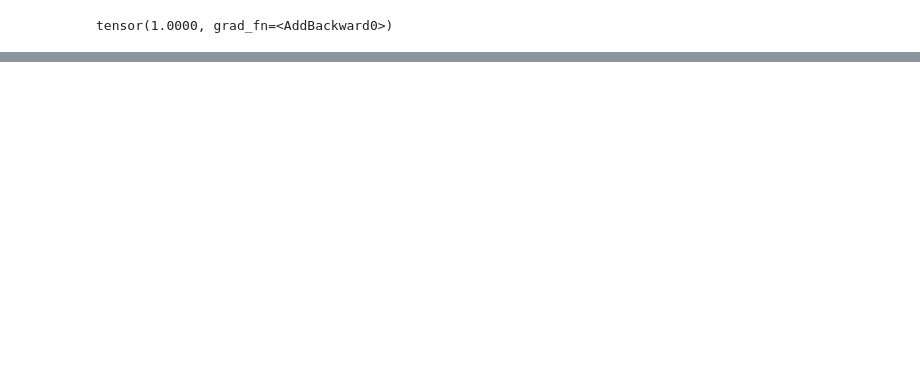
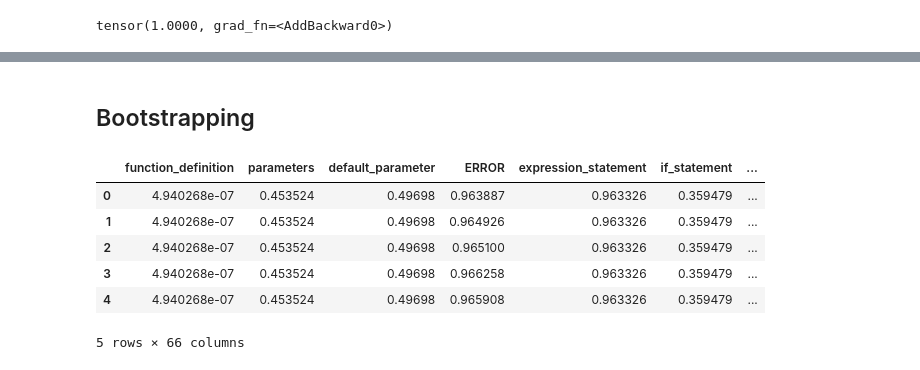
Before and after one commit to WM-SEMERU/CodeSyntaxConcept, a Jupyter notebook: experimental_notebooks/logits_extractor.ipynb, the cells around one changed output, grey strips where cells are left out. Saved outputs shown, nothing was run; the diff lists cells and outputs as text; code cells hidden in the pictures; blank space fills up the shorter version.

```diff
--- a/experimental_notebooks/logits_extractor.ipynb
+++ b/experimental_notebooks/logits_extractor.ipynb
@@ -410,0 +501,2 @@ gen_text
+# %% [markdown]
+## Bootstrapping
@@ -410,0 +535,10 @@ gen_text
+# %%
+pd_test_bs.head()
+# %% [output]
+|  | function_definition | parameters | default_parameter | ERROR | expression_statement | if_statement | ... |
+| 0 | 4.940268e-07 | 0.453524 | 0.49698 | 0.963887 | 0.963326 | 0.359479 | ... |
+| 1 | 4.940268e-07 | 0.453524 | 0.49698 | 0.964926 | 0.963326 | 0.359479 | ... |
+| 2 | 4.940268e-07 | 0.453524 | 0.49698 | 0.965100 | 0.963326 | 0.359479 | ... |
+| 3 | 4.940268e-07 | 0.453524 | 0.49698 | 0.966258 | 0.963326 | 0.359479 | ... |
+| 4 | 4.940268e-07 | 0.453524 | 0.49698 | 0.965908 | 0.963326 | 0.359479 | ... |
+5 rows × 66 columns
```
Also changed, not shown: parts of 73 cells of this notebook.
